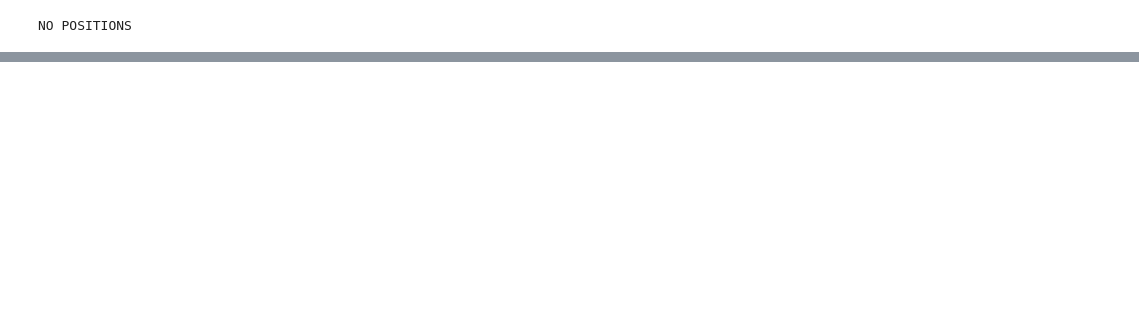
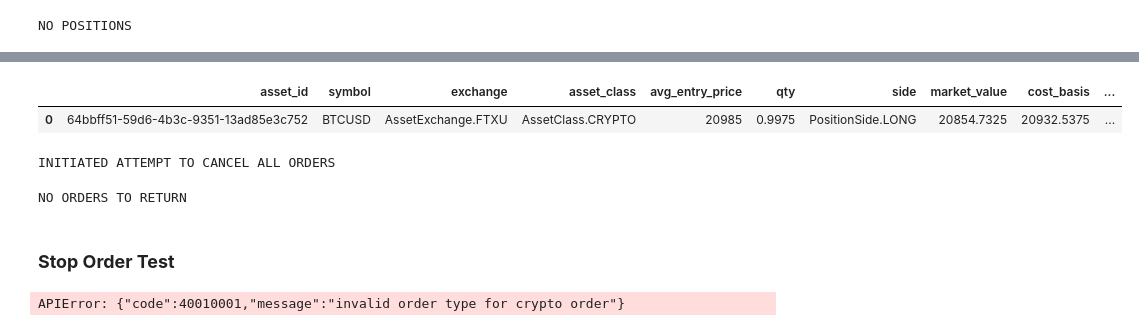
Before and after one commit to eddietaylor/securities-analysis, a Jupyter notebook: notebooks/trading_bots/alpaca_wrapper_dev.ipynb, the cells around one changed output, grey strips where cells are left out. Cells and saved outputs as stored; diff of their text form; code cells hidden in the pictures; blank space fills up the shorter version.

Commit message:
limit order test complete

```diff
--- a/notebooks/trading_bots/alpaca_wrapper_dev.ipynb
+++ b/notebooks/trading_bots/alpaca_wrapper_dev.ipynb
@@ -428,0 +476,19 @@ NO POSITIONS
+# %%
+trade_inst.get_all_positions()
+# %% [output]
+|  | asset_id | symbol | exchange | asset_class | avg_entry_price | qty | side | market_value | cost_basis | ... |
+| 0 | 64bbff51-59d6-4b3c-9351-13ad85e3c752 | BTCUSD | AssetExchange.FTXU | AssetClass.CRYPTO | 20985 | 0.9975 | PositionSide.LONG | 20854.7325 | 20932.5375 | ... |
+# %%
+trade_inst.cancel_all_orders()
+# %% [output]
+INITIATED ATTEMPT TO CANCEL ALL ORDERS
+# %%
+trade_inst.get_orders(status='open')
+# %% [output]
+NO ORDERS TO RETURN
+# %% [markdown]
+### **Stop Order Test**
+# %%
+trade_inst.create_order(ticker='BTC/USD', order_type='stop', stop_price=21900.50, units=.9975, side='sell', time_in_force='gtc')
+# %% [output]
+APIError: {"code":40010001,"message":"invalid order type for crypto order"}
```
Also changed, not shown: parts of 10 cells of this notebook.
